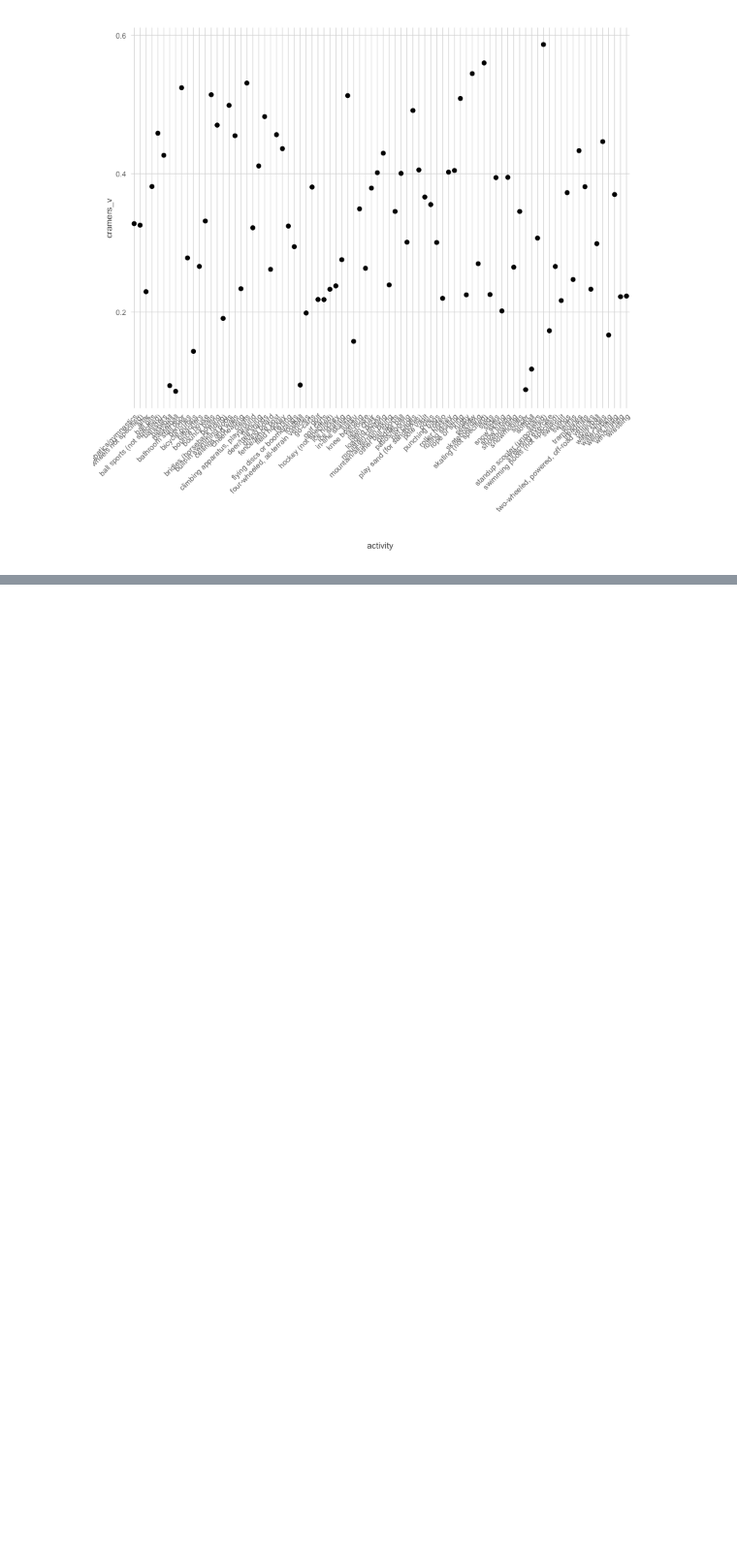
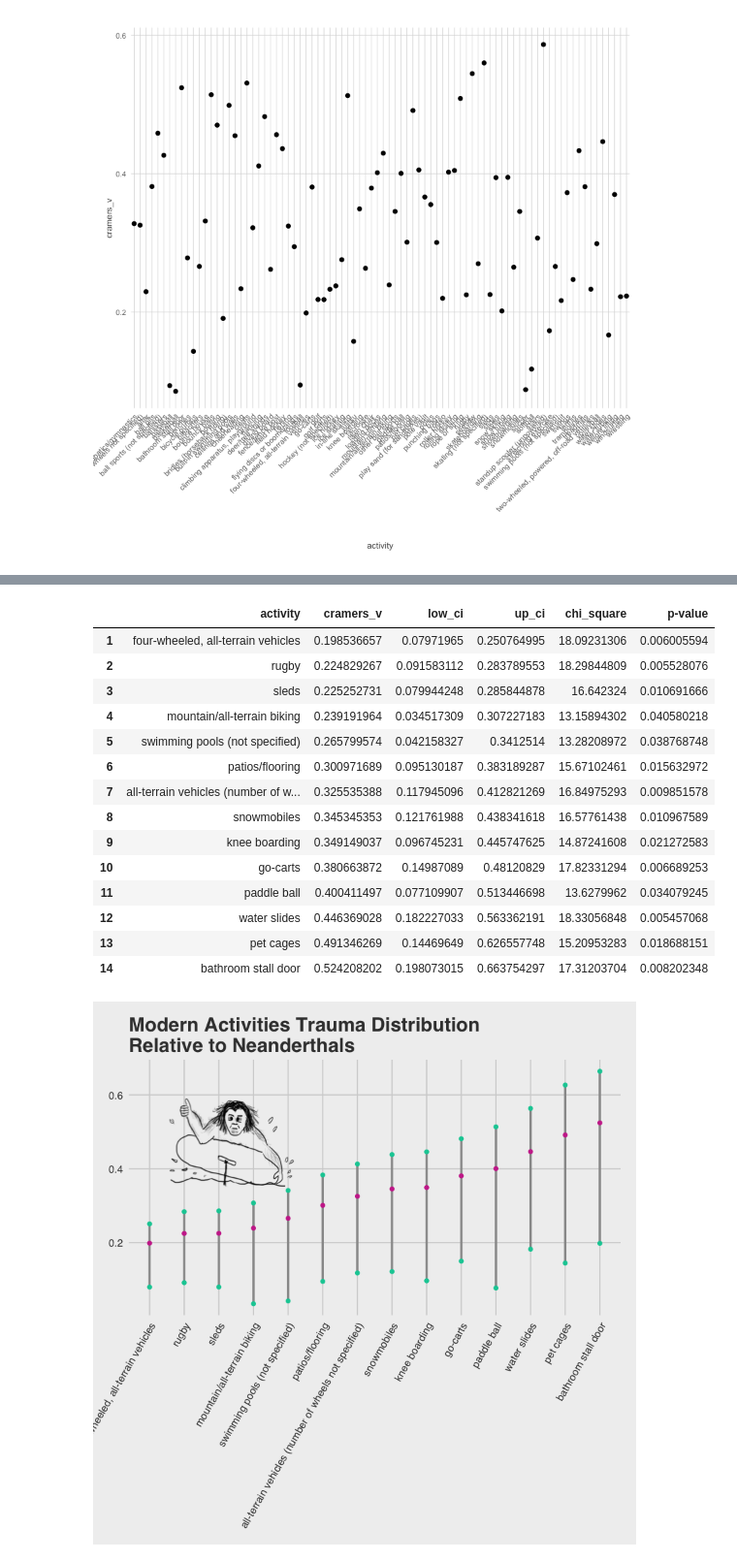
Before and after one commit to jcbain/neander_trauma, a Jupyter notebook: plots.ipynb, the cells around one changed output, grey strips where cells are left out. Shown at 97% size. Saved outputs shown, nothing was run; the diff lists cells and outputs as text; code cells hidden in the pictures; blank space fills up the shorter version.

```diff
--- a/plots.ipynb
+++ b/plots.ipynb
@@ -135,0 +119,42 @@ Saving 7 x 7 in image
+# %%
+middle <-
+tb%>%
+filter(`p-value` <.05 & `p-value` >= .005) %>%
+arrange(cramers_v)
+
+middle
+middle$activity <- factor(middle$activity, levels = middle$activity[order(middle$cramers_v)])
+
+middle %>%
+ggplot(aes(x = activity))+
+#annotation_custom(g, xmin=-Inf, xmax=Inf, ymin=-Inf, ymax=Inf) + # add a photo
+annotation_custom(g, xmin=-1, xmax=8, ymin=.2, ymax=.7) +
+geom_segment(aes(x = activity,y = middle$low_ci,xend = activity,yend = middle$up_ci),size = 1, colour = "#999999")+
+geom_point(aes(y = cramers_v), colour = "#cc3399") +
+geom_point(aes(y = low_ci), colour = "#00cca3") +
+geom_point(aes(y = up_ci), colour = "#00cca3") +
+theme_fivethirtyeight() +   theme(axis.text.x = element_text(angle = 60, hjust = 1)) +
+labs(title = "Modern Activities Trauma Distribution \nRelative to Neanderthals", y = "Cramer's V") #+
+#annotate("rect", xmin = 13.75, xmax = 14.25, ymin = .51, ymax = .53,alpha = .2) +
+#annotate("rect", xmin = 13.75, xmax = 14.25, ymin = -.01, ymax = .01,alpha = .2) +
+#annotate("rect", xmin = 13.75, xmax = 14.25, ymin = .39, ymax = .41,alpha = .2) +
+#annotate("text", x = 14.5, y = .39, label = "Cramer's V", size = 2) +
+#annotate("text", x = 14.5, y = .01, label = "Lower C.I.", size = 2) +
+#annotate("text", x = 14.5, y = .53, label = "Upper C.I.", size = 2)
+# %% [output]
+|  | activity | cramers_v | low_ci | up_ci | chi_square | p-value |
+| 1 | four-wheeled, all-terrain vehicles | 0.198536657 | 0.07971965 | 0.250764995 | 18.09231306 | 0.006005594 |
+| 2 | rugby | 0.224829267 | 0.091583112 | 0.283789553 | 18.29844809 | 0.005528076 |
+| 3 | sleds | 0.225252731 | 0.079944248 | 0.285844878 | 16.642324 | 0.010691666 |
+| 4 | mountain/all-terrain biking | 0.239191964 | 0.034517309 | 0.307227183 | 13.15894302 | 0.040580218 |
+| 5 | swimming pools (not specified) | 0.265799574 | 0.042158327 | 0.3412514 | 13.28208972 | 0.038768748 |
+| 6 | patios/flooring | 0.300971689 | 0.095130187 | 0.383189287 | 15.67102461 | 0.015632972 |
+| 7 | all-terrain vehicles (number of w... | 0.325535388 | 0.117945096 | 0.412821269 | 16.84975293 | 0.009851578 |
+| 8 | snowmobiles | 0.345345353 | 0.121761988 | 0.438341618 | 16.57761438 | 0.010967589 |
+| 9 | knee boarding | 0.349149037 | 0.096745231 | 0.445747625 | 14.87241608 | 0.021272583 |
+| 10 | go-carts | 0.380663872 | 0.14987089 | 0.48120829 | 17.82331294 | 0.006689253 |
+| 11 | paddle ball | 0.400411497 | 0.077109907 | 0.513446698 | 13.6279962 | 0.034079245 |
+| 12 | water slides | 0.446369028 | 0.182227033 | 0.563362191 | 18.33056848 | 0.005457068 |
+| 13 | pet cages | 0.491346269 | 0.14469649 | 0.626557748 | 15.20953283 | 0.018688151 |
+| 14 | bathroom stall door | 0.524208202 | 0.198073015 | 0.663754297 | 17.31203704 | 0.008202348 |
+[figure, added]
```
Also changed, not shown: parts of 2 cells of this notebook, 1 other file.
